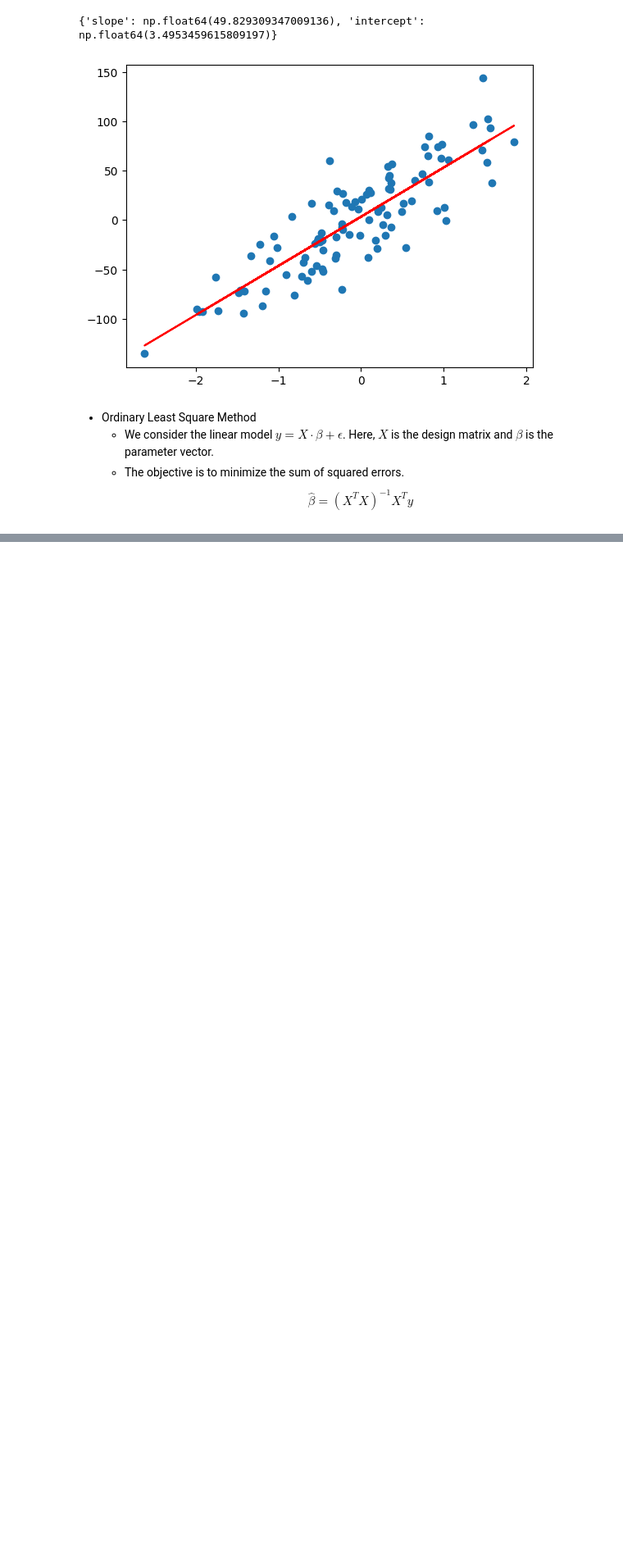
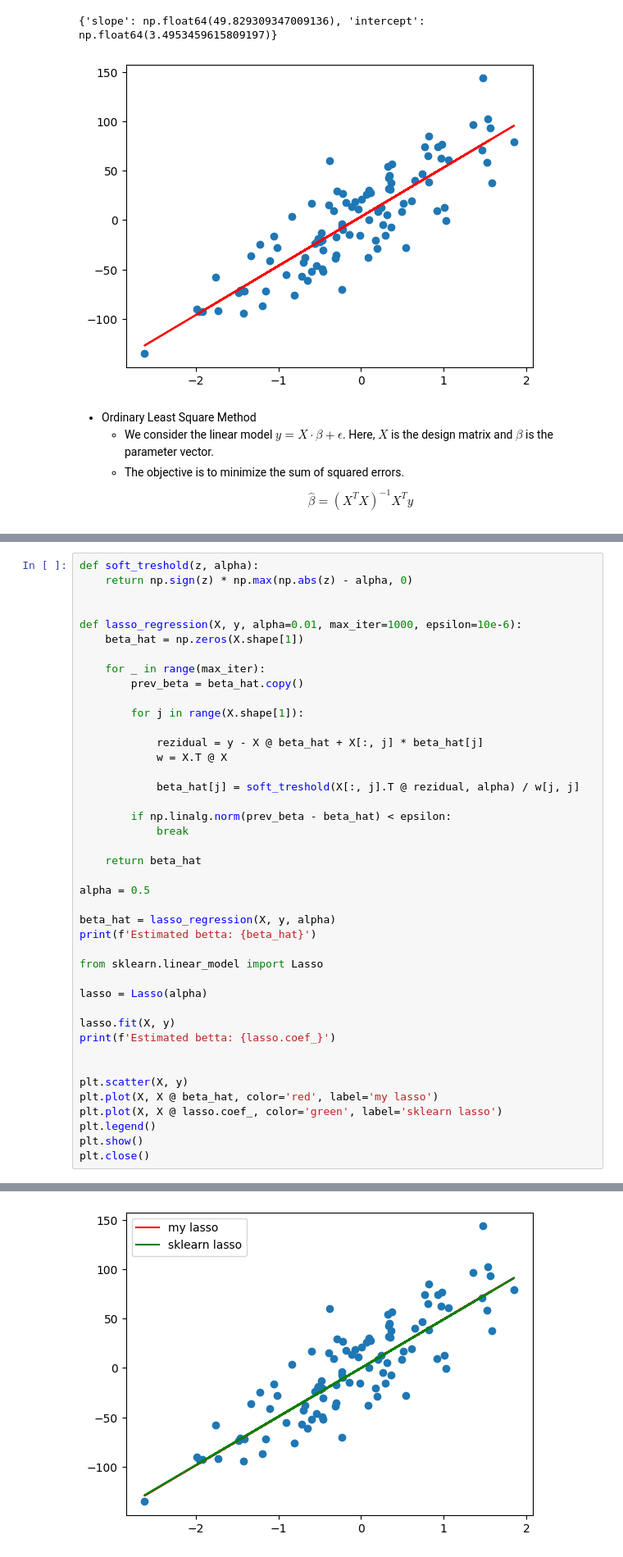
Before and after one commit to robertpaulp/ML-from-scratch, a Jupyter notebook: supervised_learning/regression.ipynb, the cells around one changed output, grey strips where cells are left out. Shown at 82% size. Drawn from its saved outputs; the diff is of its cells as text; blank space fills up the shorter version.

```diff
--- a/supervised_learning/regression.ipynb
+++ b/supervised_learning/regression.ipynb
@@ -67,0 +204,43 @@ Estimated betta: [49.39056071]
+# %%
+def soft_treshold(z, alpha):
+    return np.sign(z) * np.max(np.abs(z) - alpha, 0)
+
+
+def lasso_regression(X, y, alpha=0.01, max_iter=1000, epsilon=10e-6):
+    beta_hat = np.zeros(X.shape[1])
+
+    for _ in range(max_iter):
+        prev_beta = beta_hat.copy()
+
+        for j in range(X.shape[1]):
+
+            rezidual = y - X @ beta_hat + X[:, j] * beta_hat[j]
+            w = X.T @ X
+
+            beta_hat[j] = soft_treshold(X[:, j].T @ rezidual, alpha) / w[j, j]
+
+        if np.linalg.norm(prev_beta - beta_hat) < epsilon:
+            break
+
+    return beta_hat
+
+alpha = 0.5
+
+beta_hat = lasso_regression(X, y, alpha)
+print(f'Estimated betta: {beta_hat}')
+
+from sklearn.linear_model import Lasso
+
+lasso = Lasso(alpha)
+
+lasso.fit(X, y)
+print(f'Estimated betta: {lasso.coef_}')
+
+
+plt.scatter(X, y)
+plt.plot(X, X @ beta_hat, color='red', label='my lasso')
+plt.plot(X, X @ lasso.coef_, color='green', label='sklearn lasso')
+plt.legend()
+plt.show()
+plt.close()
+# %% [output]
@@ -68 +249,2 @@ Estimated betta: [49.39056071]
+[figure, added]
 # %% [markdown]
```
Also changed, not shown: parts of 15 cells of this notebook.
